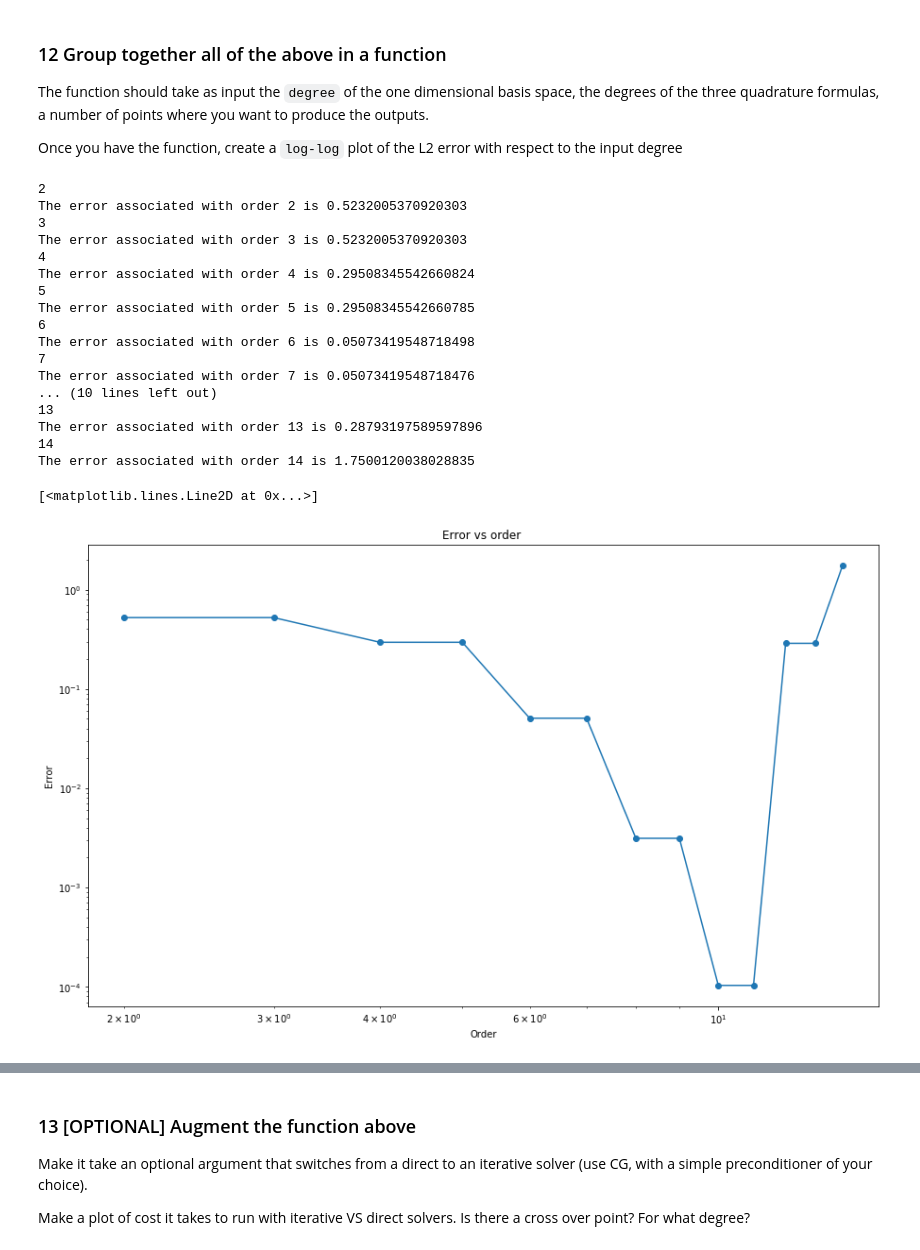
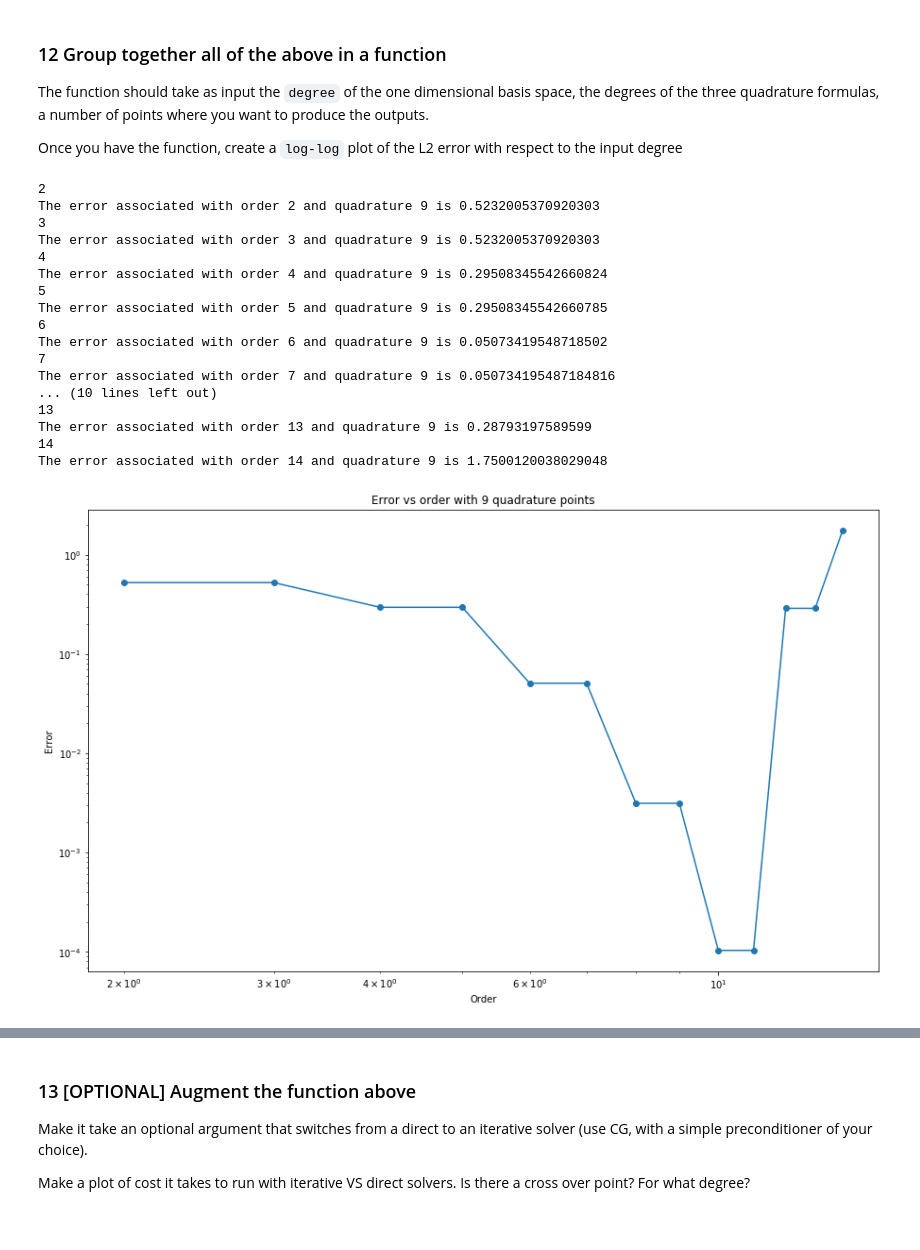
Before and after one commit to DomagojKorais/P1.4_seed, a Jupyter notebook: FinalProject.ipynb, the cells around one changed output, grey strips where cells are left out. Saved outputs shown, nothing was run; the diff lists cells and outputs as text; code cells hidden in the pictures.

```diff
--- a/FinalProject.ipynb
+++ b/FinalProject.ipynb
@@ -474,22 +403,0 @@ Fr= [[ 9.91138303e+01  9.76153698e+01  9.03952605e+01  7.21966834e+01
-# %%
-xx = sym.var('xx')
-yy = sym.var('yy')
-#defining the solution
-#u = xx**2+yy**2
-u = sym.cos(np.pi*xx)*sym.cos(3*np.pi*yy)
-#computing laplacian
-dx_u=u.diff(xx,2)
-dy_u=u.diff(yy,2)
-lap_u=dx_u+dy_u
-#defining the function
-function = - lap_u + u
-print(u)
-print(-lap_u+u)
-print(function)
-
-punti=np.array([0,0.2,2])
-griglia = meshgrid(punti,punti)
-
-f = sym.lambdify((xx,yy),function,"numpy")
-f_0 = sym.lambdify((xx,yy),u,"numpy")
-f_0(griglia[0],griglia[1])
@@ -877,33 +735,32 @@ for iterations in range(2,15):
     error.append(my_little_function(order=iterations))
 # %% [output]
 2
-The error associated with order 2 is 0.5232005370920303
+The error associated with order 2 and quadrature 9 is 0.5232005370920303
 3
-The error associated with order 3 is 0.5232005370920303
+The error associated with order 3 and quadrature 9 is 0.5232005370920303
 4
-The error associated with order 4 is 0.29508345542660824
+The error associated with order 4 and quadrature 9 is 0.29508345542660824
 5
-The error associated with order 5 is 0.29508345542660785
+The error associated with order 5 and quadrature 9 is 0.29508345542660785
 6
-The error associated with order 6 is 0.05073419548718498
+The error associated with order 6 and quadrature 9 is 0.05073419548718502
 7
-The error associated with order 7 is 0.05073419548718476
+The error associated with order 7 and quadrature 9 is 0.050734195487184816
 ... (10 lines left out)
 13
-The error associated with order 13 is 0.28793197589597896
+The error associated with order 13 and quadrature 9 is 0.28793197589599
 14
-The error associated with order 14 is 1.7500120038028835
+The error associated with order 14 and quadrature 9 is 1.7500120038029048
 # %%
 fig = plt.figure()
 ax = fig.add_subplot(111)
 ax.set_xscale("log")
 ax.set_yscale("log")
 ax.set_xlabel("Order")
 ax.set_ylabel("Error")
 
-ax.set_title("Error vs order ")
+ax.set_title("Error vs order with 9 quadrature points");
 
-ax.plot( all_order,error, "o-")
+ax.plot( all_order,error, "o-");
 # %% [output]
-[<matplotlib.lines.Line2D at 0x...>]
-[figure, old version]
+[figure, new version]
```
Also changed, not shown: parts of 17 cells of this notebook.
